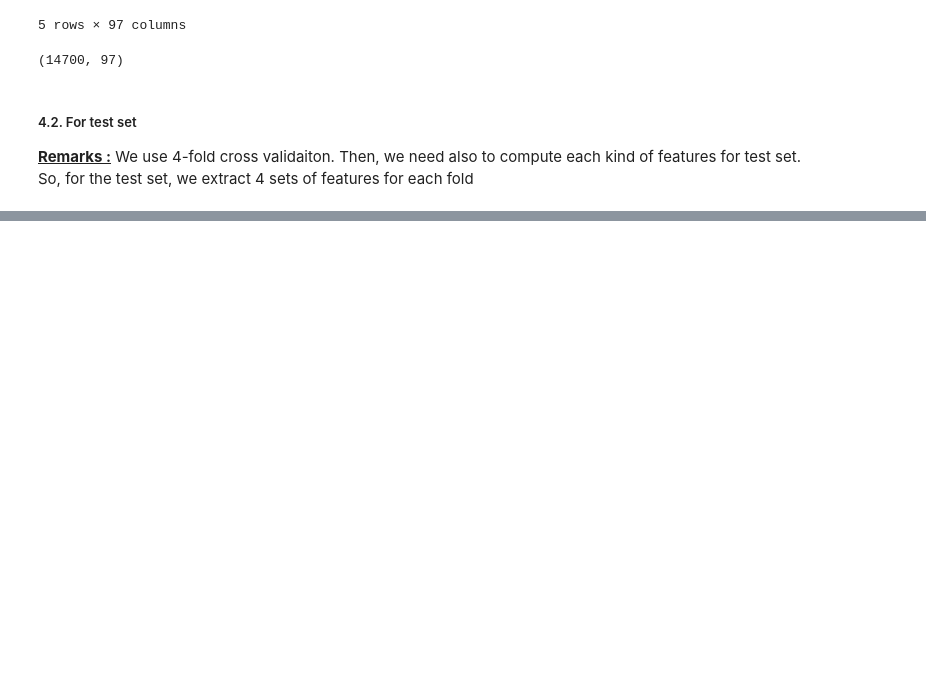
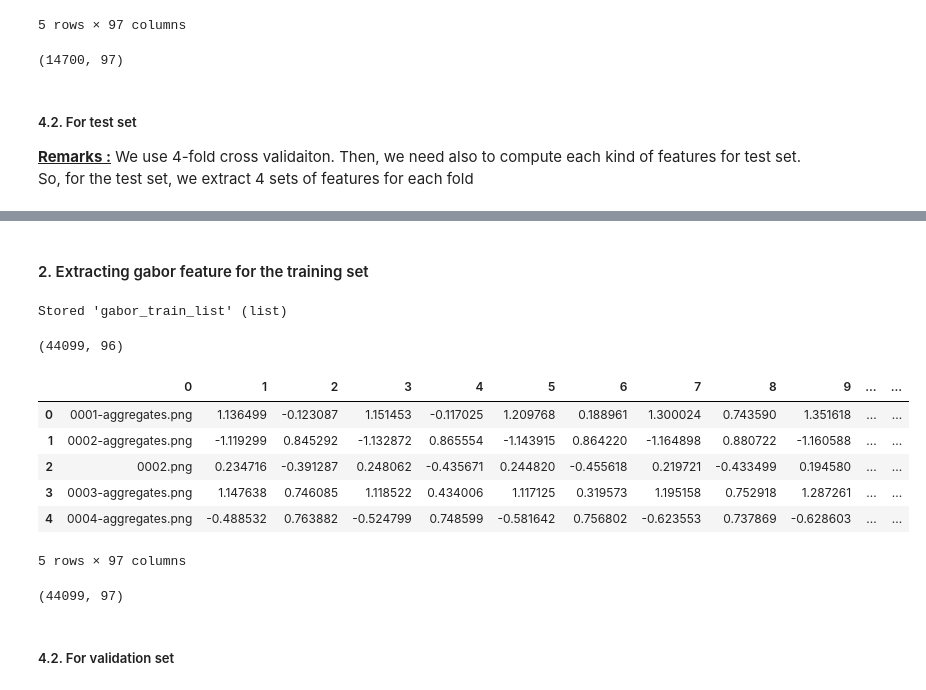
Before and after one commit to ledvic/_Plankton_Zooscan-Machine_Learning, a Jupyter notebook: _pyscripts/extract_gabor_filter_for_dataset.ipynb, the cells around one changed output, grey strips where cells are left out. Cells and saved outputs as stored; diff of their text form; code cells hidden in the pictures; blank space fills up the shorter version.

```diff
--- a/_pyscripts/extract_gabor_filter_for_dataset.ipynb
+++ b/_pyscripts/extract_gabor_filter_for_dataset.ipynb
@@ -940,0 +562,3 @@ Truth be told, I'd prefer built-in functionality in ipython notebook, too. You c
+# %%
+dfFoldTraining_1 = pd.read_csv('..//_inputs//_images_Zooscan//_Zooscan-training-fold_3.csv')
+dfFoldValidation_1 = pd.read_csv('..//_inputs//_images_Zooscan//_Zooscan-validation-fold_3.csv')
@@ -940,0 +587,2 @@ Truth be told, I'd prefer built-in functionality in ipython notebook, too. You c
+# %% [markdown]
+#### 2. Extracting gabor feature for the training set
@@ -940,0 +619,39 @@ Truth be told, I'd prefer built-in functionality in ipython notebook, too. You c
+# %%
+with open("..//_inputs//_image_features//new//Gabor_train_list_fold3.pkl", "wb") as f:
+    pickle.dump(gabor_train_list, f)
+# %% [output]
+Stored 'gabor_train_list' (list)
+# %%
+# load gabor descripors
+with open("..//_inputs//_image_features//new//Gabor_train_list_fold3.pkl", "rb") as f:
+    gabor_train_list = pickle.load(f)
+# %%
+np.asarray(gabor_train_list).shape
+# %% [output]
+(44099, 96)
+# %%
+# Gabor filter for train set --- standardization
+std_scale_train = preprocessing.StandardScaler().fit(gabor_train_list)
+# %%
+# Save in file
+X_gabor_std_train = std_scale_train.transform(gabor_train_list)
+X_gabor_train_dff = pd.DataFrame(data = X_gabor_std_train)
+X_gabor_train_df = pd.DataFrame(data = dfFoldTraining_1["short_filenames"])
+
+X_gabor_train_df = pd.concat([X_gabor_train_df,X_gabor_train_dff], axis=1)
+X_gabor_train_df.columns = pd.RangeIndex(X_gabor_train_df.columns.size)
+
+display(X_gabor_train_df.head(5), X_gabor_train_df.shape)
+
+X_gabor_train_df.to_csv("..//_inputs//_image_features//new//X-gabor_std_96-train-fold_3.csv", header=False, index=False)
+# %% [output]
+|  | 0 | 1 | 2 | 3 | 4 | 5 | 6 | 7 | 8 | 9 | ... | ... |
+| 0 | 0001-aggregates.png | 1.136499 | -0.123087 | 1.151453 | -0.117025 | 1.209768 | 0.188961 | 1.300024 | 0.743590 | 1.351618 | ... | ... |
+| 1 | 0002-aggregates.png | -1.119299 | 0.845292 | -1.132872 | 0.865554 | -1.143915 | 0.864220 | -1.164898 | 0.880722 | -1.160588 | ... | ... |
+| 2 | 0002.png | 0.234716 | -0.391287 | 0.248062 | -0.435671 | 0.244820 | -0.455618 | 0.219721 | -0.433499 | 0.194580 | ... | ... |
+| 3 | 0003-aggregates.png | 1.147638 | 0.746085 | 1.118522 | 0.434006 | 1.117125 | 0.319573 | 1.195158 | 0.752918 | 1.287261 | ... | ... |
+| 4 | 0004-aggregates.png | -0.488532 | 0.763882 | -0.524799 | 0.748599 | -0.581642 | 0.756802 | -0.623553 | 0.737869 | -0.628603 | ... | ... |
+5 rows × 97 columns
+(44099, 97)
+# %% [markdown]
+##### 4.2. For validation set
```
Also changed, not shown: parts of 63 cells of this notebook, 3 other files.
